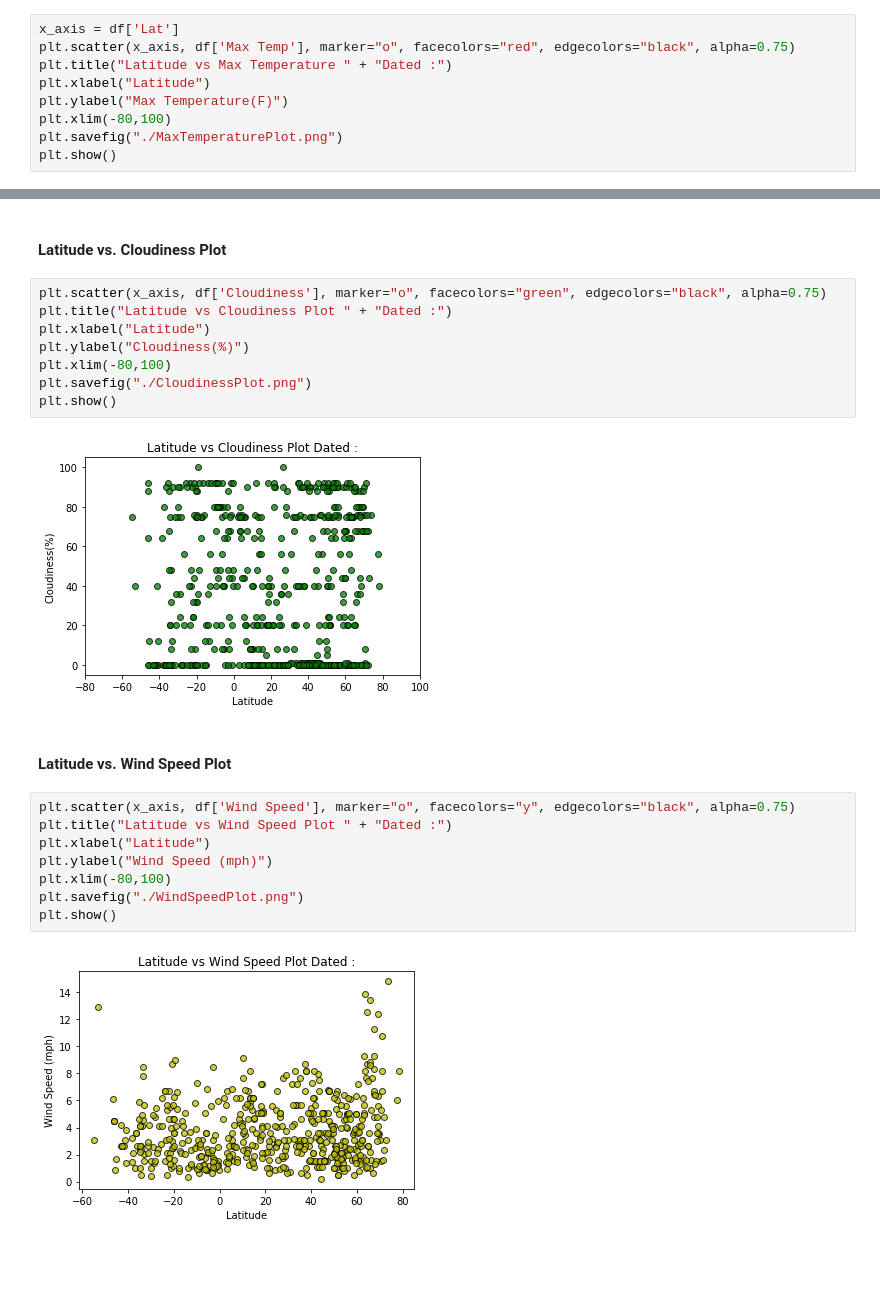
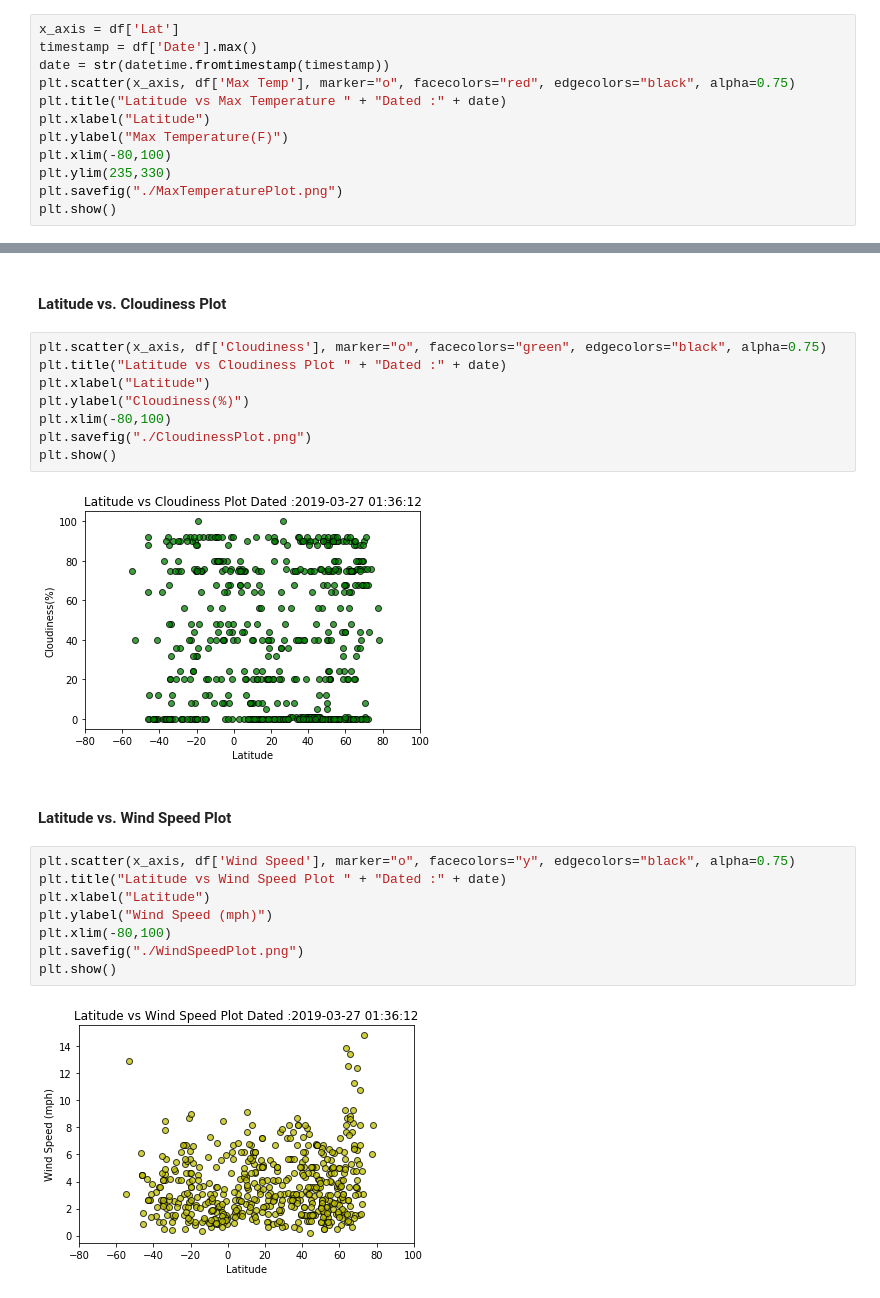
Before and after one commit to riteshvaish/PythonAPI-homework, a Jupyter notebook: WeatherPy.ipynb, the cells around one changed output, grey strips where cells are left out. Drawn from its saved outputs; the diff is of its cells as text; blank space fills up the shorter version.

Commit message:
updated date calculation

```diff
--- a/WeatherPy.ipynb
+++ b/WeatherPy.ipynb
@@ -154,11 +155,14 @@ df
 #### Latitude vs. Temperature Plot
 # %%
 x_axis = df['Lat']
+timestamp = df['Date'].max()
+date = str(datetime.fromtimestamp(timestamp))
 plt.scatter(x_axis, df['Max Temp'], marker="o", facecolors="red", edgecolors="black", alpha=0.75)
-plt.title("Latitude vs Max Temperature " + "Dated :")
+plt.title("Latitude vs Max Temperature " + "Dated :" + date)
 plt.xlabel("Latitude")
 plt.ylabel("Max Temperature(F)")
 plt.xlim(-80,100)
+plt.ylim(235,330)
 plt.savefig("./MaxTemperaturePlot.png")
 plt.show()
 # %% [output]
@@ -179,23 +183,23 @@ plt.show()
 #### Latitude vs. Cloudiness Plot
 # %%
 plt.scatter(x_axis, df['Cloudiness'], marker="o", facecolors="green", edgecolors="black", alpha=0.75)
-plt.title("Latitude vs Cloudiness Plot " + "Dated :")
+plt.title("Latitude vs Cloudiness Plot " + "Dated :" + date)
 plt.xlabel("Latitude")
 plt.ylabel("Cloudiness(%)")
 plt.xlim(-80,100)
 plt.savefig("./CloudinessPlot.png")
 plt.show()
 # %% [output]
-[figure, old version]
+[figure, new version]
 # %% [markdown]
 #### Latitude vs. Wind Speed Plot
 # %%
 plt.scatter(x_axis, df['Wind Speed'], marker="o", facecolors="y", edgecolors="black", alpha=0.75)
-plt.title("Latitude vs Wind Speed Plot " + "Dated :")
+plt.title("Latitude vs Wind Speed Plot " + "Dated :" + date)
 plt.xlabel("Latitude")
 plt.ylabel("Wind Speed (mph)")
 plt.xlim(-80,100)
 plt.savefig("./WindSpeedPlot.png")
 plt.show()
 # %% [output]
-[figure, old version]
+[figure, new version]
```
Also changed, not shown: parts of 5 cells of this notebook, 6 other files.
